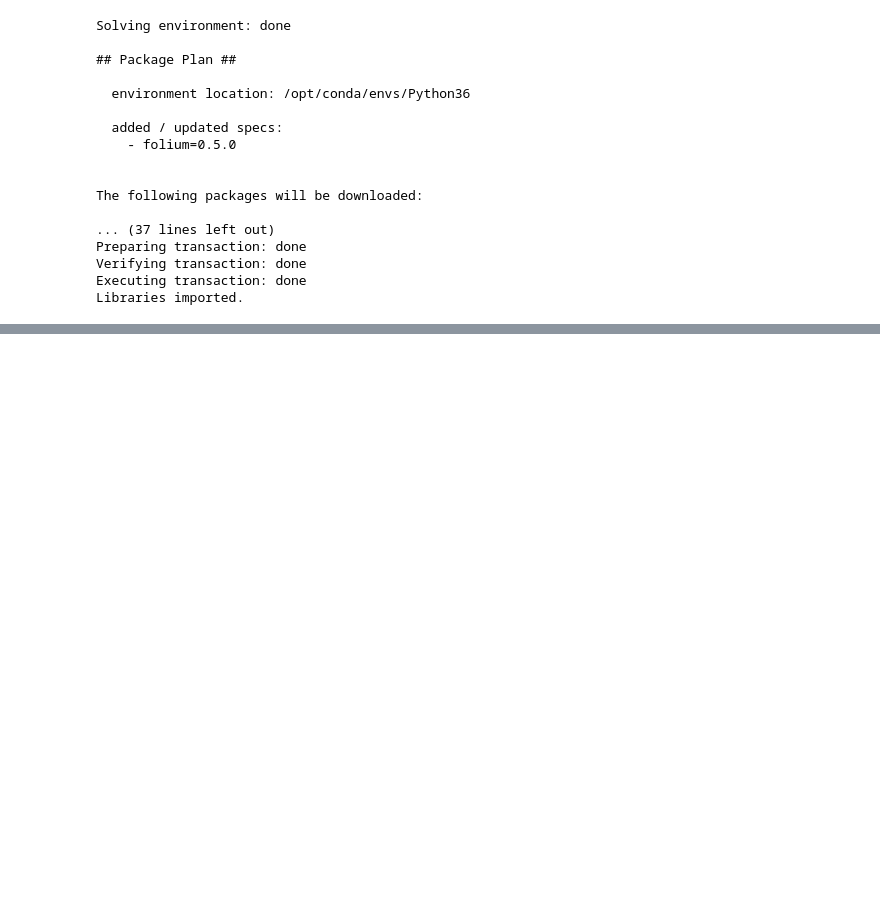
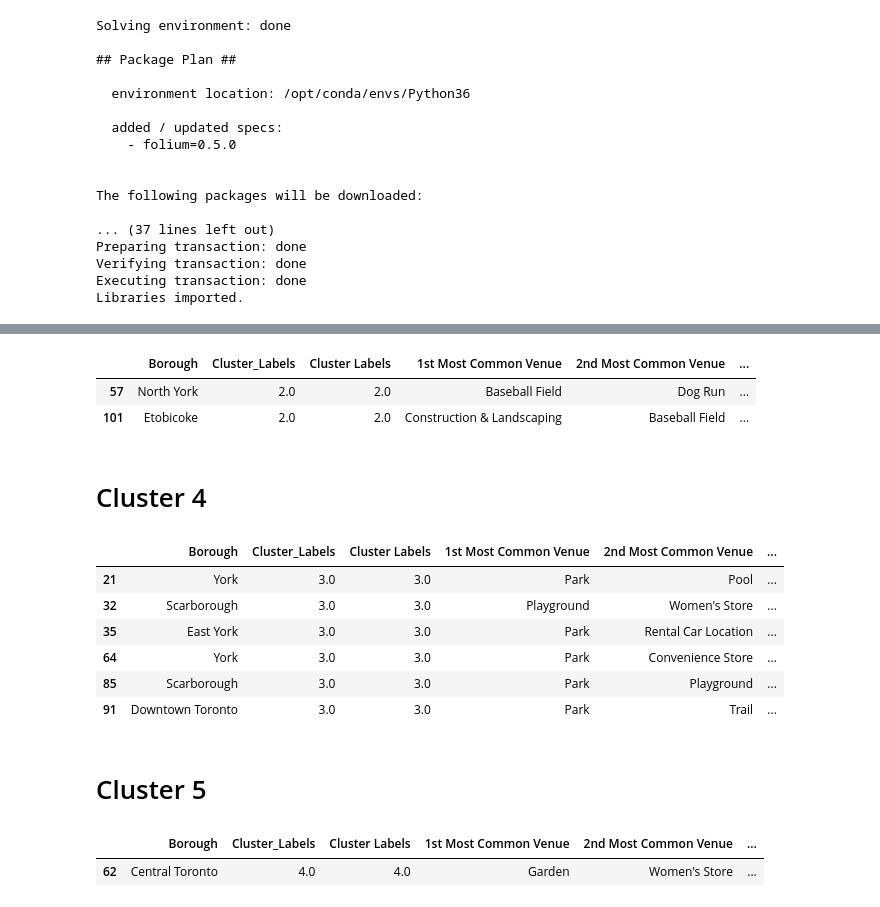
Before and after one commit to sgayam/SRG-Github, a Jupyter notebook: Segmenting and Clustering Neighborhoods in Toronto.ipynb, the cells around one changed output, grey strips where cells are left out. Cells and saved outputs as stored; diff of their text form; code cells hidden in the pictures; blank space fills up the shorter version.

```diff
--- a/Segmenting and Clustering Neighborhoods in Toronto.ipynb
+++ b/Segmenting and Clustering Neighborhoods in Toronto.ipynb
@@ -245,0 +617,25 @@ Libraries imported.
+# %%
+Toronto_merged.loc[Toronto_merged['Cluster Labels'] == 2, Toronto_merged.columns[[1] + list(range(5, Toronto_merged.shape[1]))]]
+# %% [output]
+|  | Borough | Cluster_Labels | Cluster Labels | 1st Most Common Venue | 2nd Most Common Venue | ... |
+| 57 | North York | 2.0 | 2.0 | Baseball Field | Dog Run | ... |
+| 101 | Etobicoke | 2.0 | 2.0 | Construction & Landscaping | Baseball Field | ... |
+# %% [markdown]
+# Cluster 4
+# %%
+Toronto_merged.loc[Toronto_merged['Cluster Labels'] == 3, Toronto_merged.columns[[1] + list(range(5, Toronto_merged.shape[1]))]]
+# %% [output]
+|  | Borough | Cluster_Labels | Cluster Labels | 1st Most Common Venue | 2nd Most Common Venue | ... |
+| 21 | York | 3.0 | 3.0 | Park | Pool | ... |
+| 32 | Scarborough | 3.0 | 3.0 | Playground | Women's Store | ... |
+| 35 | East York | 3.0 | 3.0 | Park | Rental Car Location | ... |
+| 64 | York | 3.0 | 3.0 | Park | Convenience Store | ... |
+| 85 | Scarborough | 3.0 | 3.0 | Park | Playground | ... |
+| 91 | Downtown Toronto | 3.0 | 3.0 | Park | Trail | ... |
+# %% [markdown]
+# Cluster 5
+# %%
+Toronto_merged.loc[Toronto_merged['Cluster Labels'] == 4, Toronto_merged.columns[[1] + list(range(5, Toronto_merged.shape[1]))]]
+# %% [output]
+|  | Borough | Cluster_Labels | Cluster Labels | 1st Most Common Venue | 2nd Most Common Venue | ... |
+| 62 | Central Toronto | 4.0 | 4.0 | Garden | Women's Store | ... |
```
Also changed, not shown: parts of 28 cells of this notebook.
